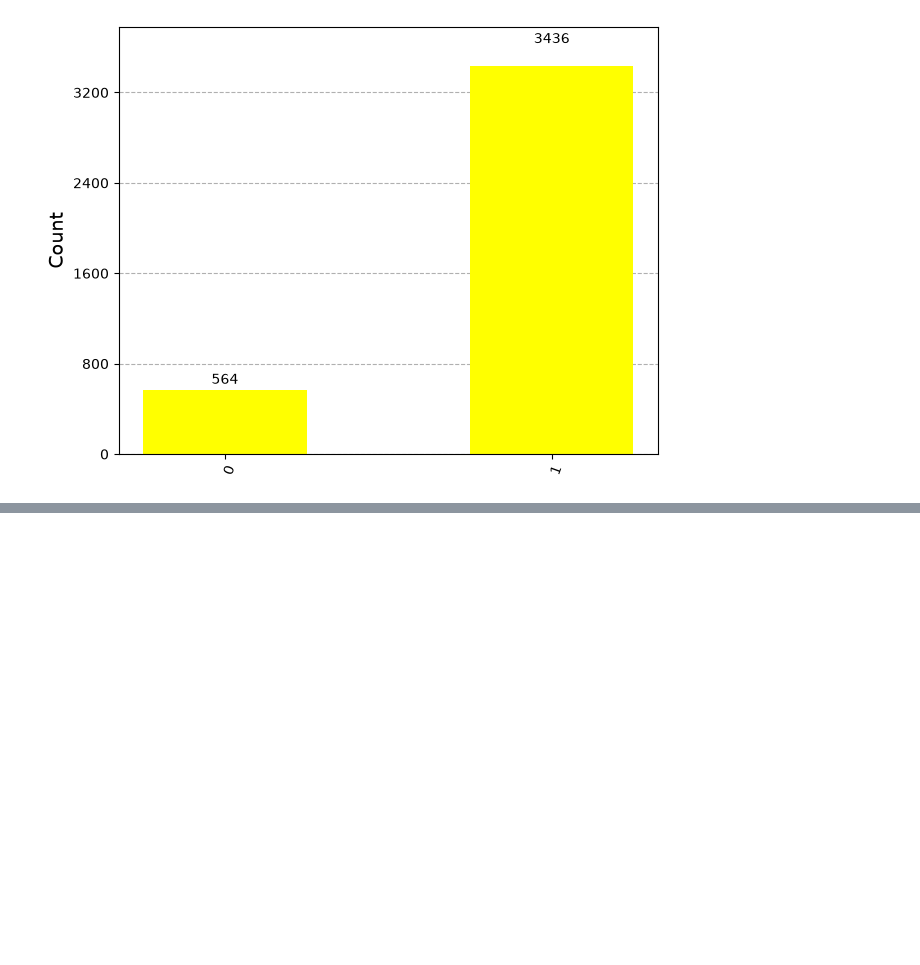
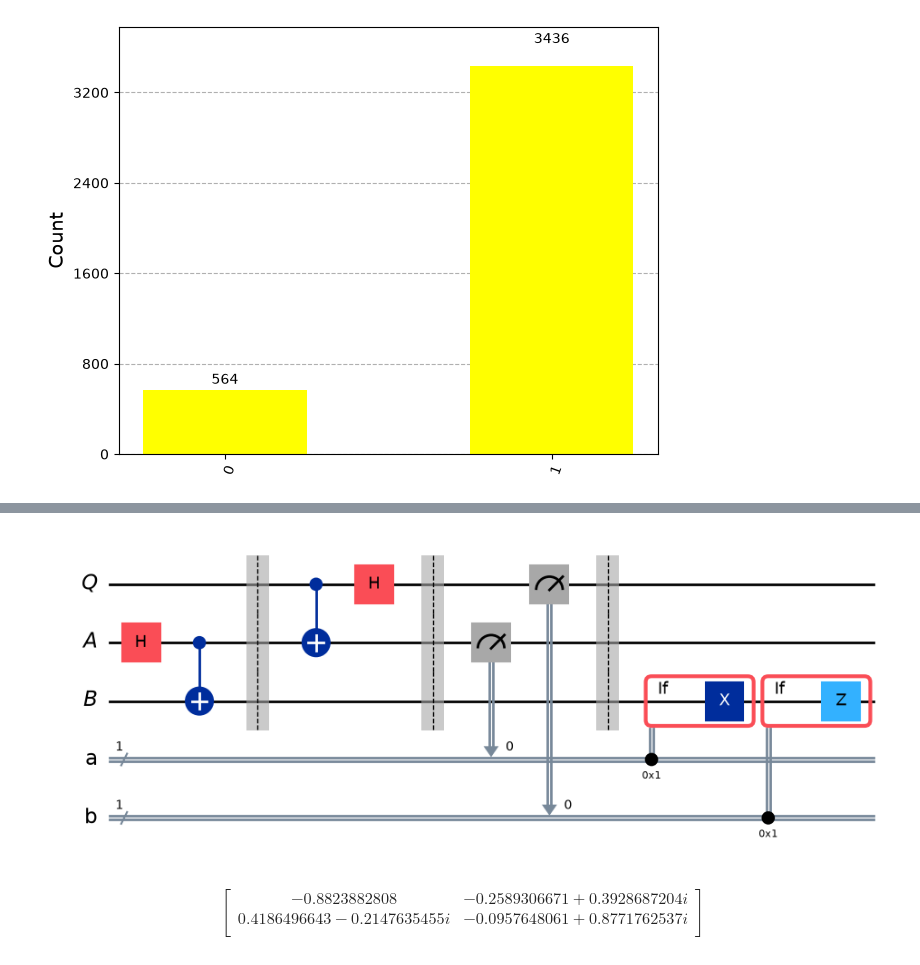
Before and after one commit to sukriti-g/Learning-Qiskit, a Jupyter notebook: learning qiskit.ipynb, the cells around one changed output, grey strips where cells are left out. Drawn from its saved outputs; the diff is of its cells as text; code cells hidden in the pictures; blank space fills up the shorter version.

```diff
--- a/learning qiskit.ipynb
+++ b/learning qiskit.ipynb
@@ -182,0 +296,47 @@ display(plot_histogram(statistics, color='yellow'))
+# %%
+#teleportation protocol
+qubit = QuantumRegister(1, "Q")
+ebit0 = QuantumRegister(1, "A")
+ebit1 = QuantumRegister(1, "B")
+a = ClassicalRegister(1, "a")
+b = ClassicalRegister(1, "b")
+
+protocol = QuantumCircuit(qubit, ebit0, ebit1, a, b)
+
+protocol.h(ebit0)
+protocol.cx(ebit0, ebit1)
+protocol.barrier()
+
+#cx- controlled not
+#h - hadamard
+
+protocol.cx(qubit, ebit0)
+protocol.h(qubit)
+protocol.barrier()
+
+protocol.measure(ebit0, a)
+protocol.measure(qubit, b)
+protocol.barrier()
+
+with protocol.if_test((a,1)):
+    protocol.x(ebit1)
+with protocol.if_test((b,1)):
+    protocol.z(ebit1)
+
+display(protocol.draw(output='mpl'))
+# %% [output]
+[figure, added]
+# %%
+random_gate = UGate(
+    theta = r.random() * 2 * pi,
+    phi = r.random() * 2 * pi,
+    lam = r.random() * 2 * pi,
+)
+display(array_to_latex(random_gate.to_matrix()))
+# %% [output]
+$$
+\begin{bmatrix}
+-0.8823882808 & -0.2589306671 + 0.3928687204 i  \\
+ 0.4186496643 - 0.2147635455 i & -0.0957648061 + 0.8771762537 i  \\
+ \end{bmatrix}
+$$
```
Also changed, not shown: parts of 24 cells of this notebook.
